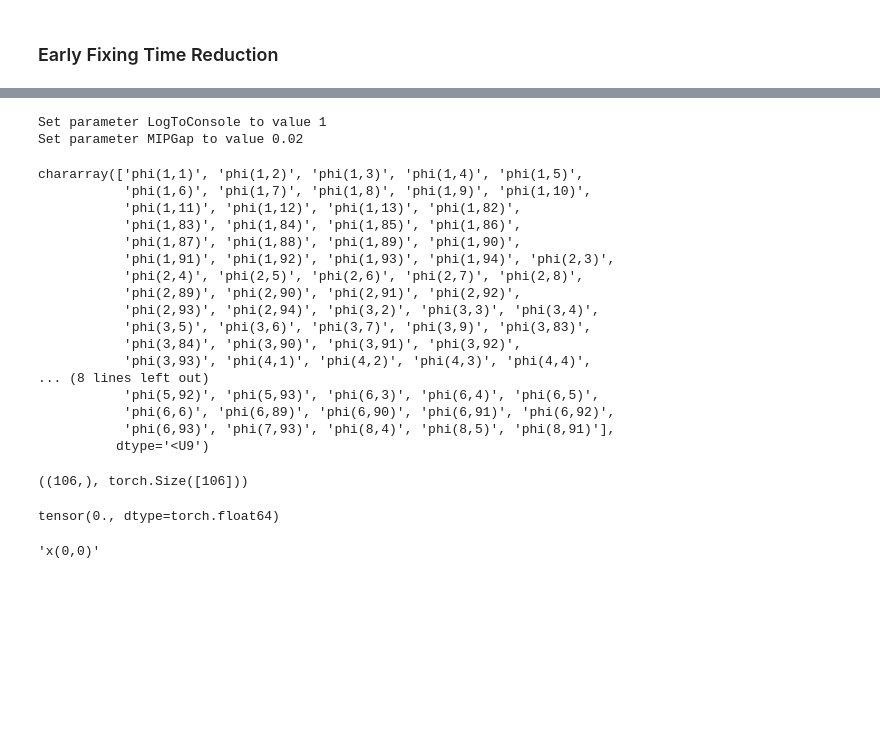
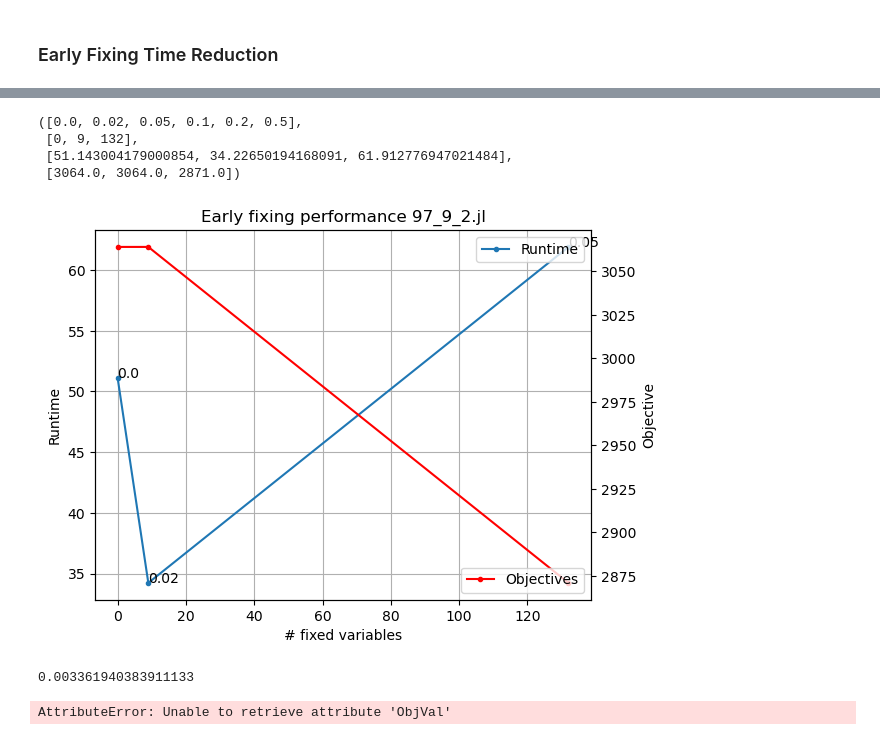
Before and after one commit to gos-ufsc/sat-gnn, a Jupyter notebook: notebooks/1.1-bmp-full-instances-early-fixing.ipynb, the cells around one changed output, grey strips where cells are left out. Saved outputs shown, nothing was run; the diff lists cells and outputs as text; code cells hidden in the pictures; blank space fills up the shorter version.

```diff
--- a/notebooks/1.1-bmp-full-instances-early-fixing.ipynb
+++ b/notebooks/1.1-bmp-full-instances-early-fixing.ipynb
@@ -239,0 +266,8 @@ for thresh in thresholds:
+# %%
+get_ef_times(g2_batch, x2s, instances[1], name=instances[1].name)
+# %% [output]
+([0.0, 0.02, 0.05, 0.1, 0.2, 0.5],
+ [0, 9, 132],
+ [51.143004179000854, 34.22650194168091, 61.912776947021484],
+ [3064.0, 3064.0, 2871.0])
+[figure, added]
@@ -240,14 +289,10 @@ for thresh in thresholds:
 # %%
 model = get_model(list(range(9)), instances[1], coupling=True)
-model.Params.LogToConsole = 1
-# model.setParam('TimeLimit', 5 * 60)
-model.setParam('MIPGap', .02)
-model.update()
 
 vars_names = np.core.defchararray.array([v.getAttr(GRB.Attr.VarName) for v in model.getVars()])
 vars_names = vars_names[(vars_names.find('x(') >= 0) | (vars_names.find('phi(') >= 0)]
 
-thresh = .02
+thresh = .2
 most_certain = (x_hat.mean(0) < thresh) | (x_hat.mean(0) >= 1 - thresh)
 
 fixed_x_hat = (x_hat.mean(0)[most_certain] > .5).to(x_opt)
@@ -259,35 +304,12 @@ fixed_vars_names = vars_names[most_certain]
 for fixed_var_name, fixed_var_X in zip(fixed_vars_names, fixed_x_hat):
     model.getVarByName(fixed_var_name).lb = fixed_var_X
     model.getVarByName(fixed_var_name).ub = fixed_var_X
+
+model.setParam('MIPGap', .05)
+model.update()
+model.optimize()
+print(model.Runtime)
+print(model.ObjVal)
 # %% [output]
-Set parameter LogToConsole to value 1
-Set parameter MIPGap to value 0.02
+0.003361940383911133
-chararray(['phi(1,1)', 'phi(1,2)', 'phi(1,3)', 'phi(1,4)', 'phi(1,5)',
-           'phi(1,6)', 'phi(1,7)', 'phi(1,8)', 'phi(1,9)', 'phi(1,10)',
-           'phi(1,11)', 'phi(1,12)', 'phi(1,13)', 'phi(1,82)',
-           'phi(1,83)', 'phi(1,84)', 'phi(1,85)', 'phi(1,86)',
-           'phi(1,87)', 'phi(1,88)', 'phi(1,89)', 'phi(1,90)',
-           'phi(1,91)', 'phi(1,92)', 'phi(1,93)', 'phi(1,94)', 'phi(2,3)',
-           'phi(2,4)', 'phi(2,5)', 'phi(2,6)', 'phi(2,7)', 'phi(2,8)',
-           'phi(2,89)', 'phi(2,90)', 'phi(2,91)', 'phi(2,92)',
-           'phi(2,93)', 'phi(2,94)', 'phi(3,2)', 'phi(3,3)', 'phi(3,4)',
-           'phi(3,5)', 'phi(3,6)', 'phi(3,7)', 'phi(3,9)', 'phi(3,83)',
-           'phi(3,84)', 'phi(3,90)', 'phi(3,91)', 'phi(3,92)',
-           'phi(3,93)', 'phi(4,1)', 'phi(4,2)', 'phi(4,3)', 'phi(4,4)',
-... (8 lines left out)
-           'phi(5,92)', 'phi(5,93)', 'phi(6,3)', 'phi(6,4)', 'phi(6,5)',
-           'phi(6,6)', 'phi(6,89)', 'phi(6,90)', 'phi(6,91)', 'phi(6,92)',
-           'phi(6,93)', 'phi(7,93)', 'phi(8,4)', 'phi(8,5)', 'phi(8,91)'],
-          dtype='<U9')
+AttributeError: Unable to retrieve attribute 'ObjVal'
-# %%
-fixed_vars_names.shape, fixed_x_hat.shape
-# %% [output]
-((106,), torch.Size([106]))
-# %%
-var_X
-# %% [output]
-tensor(0., dtype=torch.float64)
-# %%
-model.getVars()[0].getAttr(GRB.Attr.VarName)
-# %% [output]
-'x(0,0)'
```
Also changed, not shown: parts of 10 cells of this notebook.
